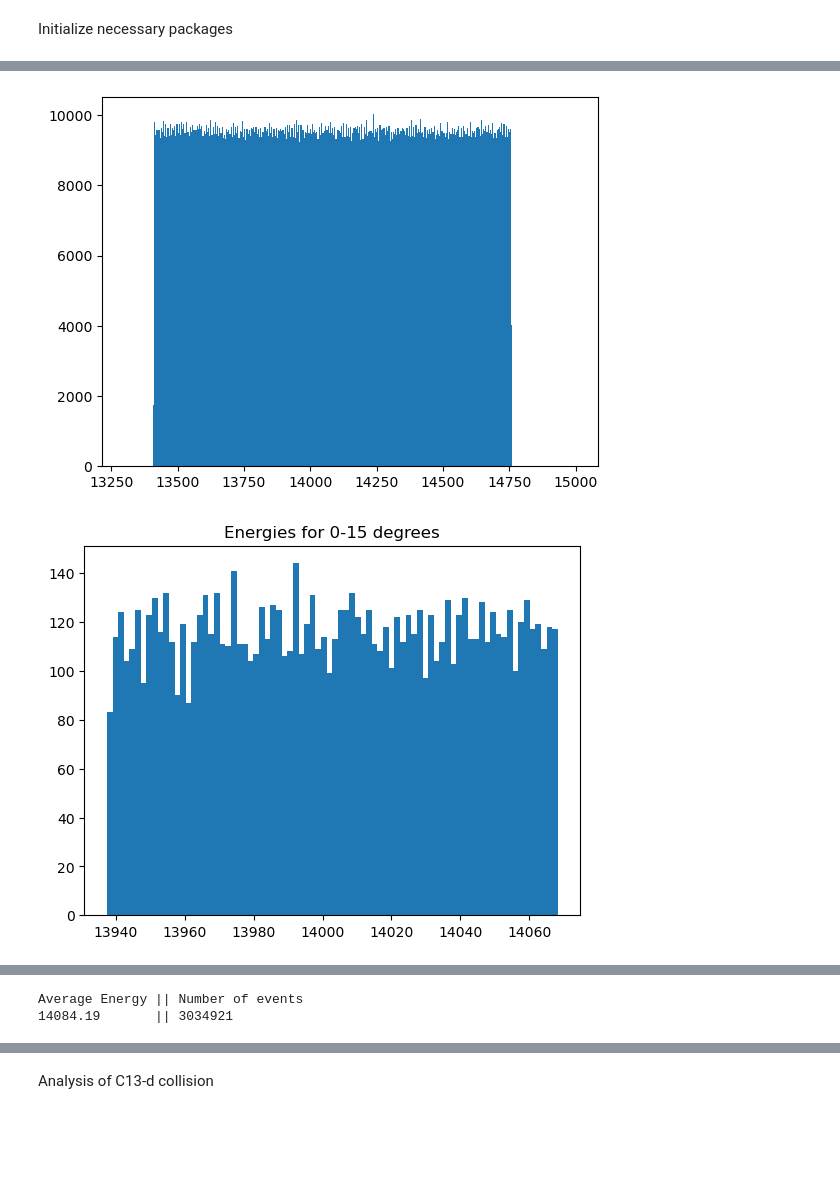
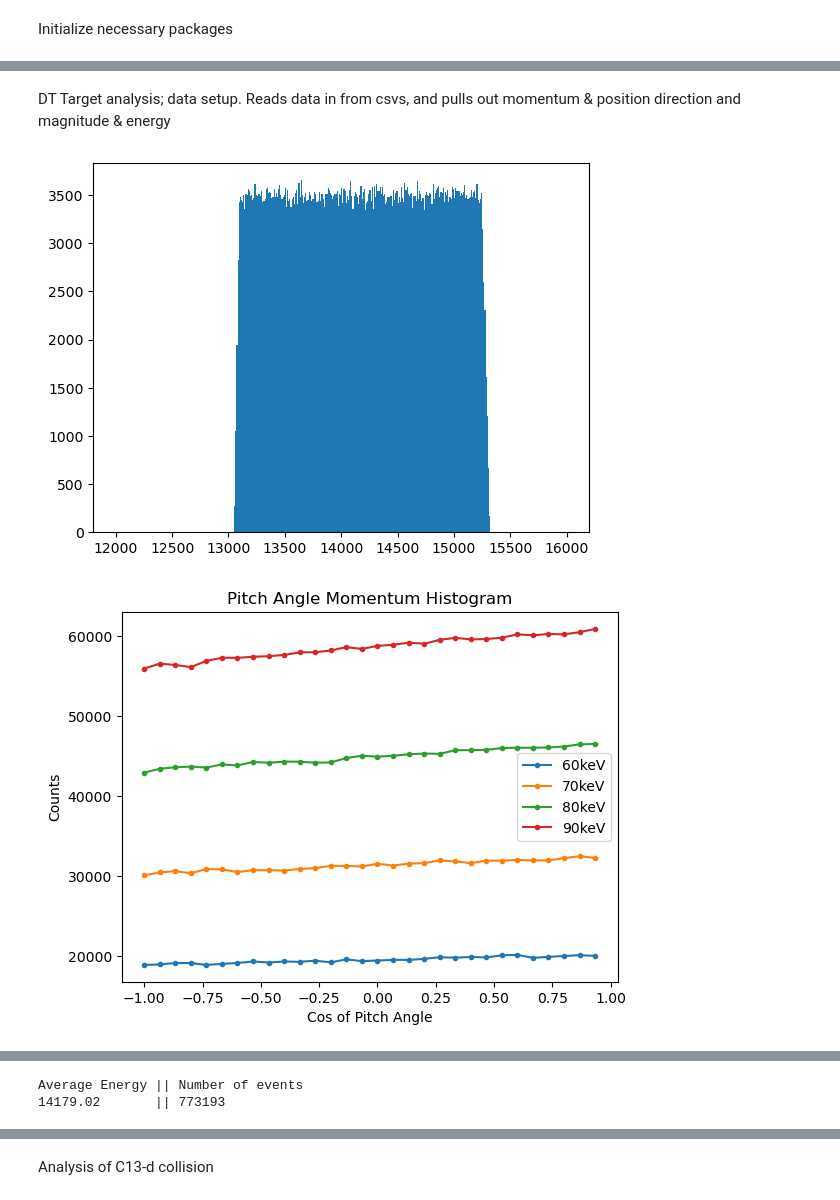
Before and after one commit to SZangi/G4AnalysisCode, a Jupyter notebook: DtTestAnalysis.ipynb, the cells around one changed output, grey strips where cells are left out. Cells and saved outputs as stored; diff of their text form; code cells hidden in the pictures; blank space fills up the shorter version.

Commit message:
comparison to lit, and range of energies calcs

```diff
--- a/DtTestAnalysis.ipynb
+++ b/DtTestAnalysis.ipynb
@@ -12,48 +11,91 @@ DT Target analysis
+# %% [markdown]
+DT Target analysis; data setup. Reads data in from csvs, and pulls out momentum & position direction and magnitude & energy
 # %%
 
-df_DT_Test = pd.read_csv("Loong1213_DT.csv", delimiter=";", names = ["Energy","Momentum","Position","ParticleID"])
+df_DT_Test = pd.read_csv("DT_1e9_280keV_1219.csv", delimiter=";", names = ["Energy","Position","Momentum","ParticleID"])
+df_60_keV_Test = pd.read_csv("DT_1e9_60keV_1222.csv", delimiter=";", names = ["Energy","Position","Momentum","ParticleID"])
+energy_60keV_data = df_60_keV_Test['Energy']
+momentum_60keV_data = df_60_keV_Test['Momentum']
+momentum_cos_60keV_data = np.cos(momentum_60keV_data)
+df_70_keV_Test = pd.read_csv("DT_1e9_70keV_1222.csv", delimiter=";", names = ["Energy","Position","Momentum","ParticleID"])
+energy_70keV_data = df_70_keV_Test['Energy']
+momentum_70keV_data = df_70_keV_Test['Momentum']
+momentum_cos_70keV_data = np.cos(momentum_70keV_data)
+df_80_keV_Test = pd.read_csv("DT_1e9_80keV_1222.csv", delimiter=";", names = ["Energy","Position","Momentum","ParticleID"])
+energy_80keV_data = df_80_keV_Test['Energy']
+momentum_80keV_data = df_80_keV_Test['Momentum']
+momentum_cos_80keV_data = np.cos(momentum_80keV_data)
+df_90_keV_Test = pd.read_csv("DT_1e9_90keV_1222.csv", delimiter=";", names = ["Energy","Position","Momentum","ParticleID"])
+energy_90keV_data = df_90_keV_Test['Energy']
+momentum_90keV_data = df_90_keV_Test['Momentum']
+momentum_cos_90keV_data = np.cos(momentum_90keV_data)
 energy_data = df_DT_Test ['Energy'] # grabs energy and tof data from compy csv output
 momentum_data = df_DT_Test ['Momentum']
-momentum_data = momentum_data.apply(ast.literal_eval)
-momentum_x = momentum_data.apply(lambda x: x[0])
-momentum_y = momentum_data.apply(lambda x: x[1])
-momentum_z = momentum_data.apply(lambda x: x[2])
-momentum_theta = np.arctan(momentum_y/momentum_x)
+
+p_cos = [momentum_cos_60keV_data,momentum_cos_70keV_data,momentum_cos_80keV_data,momentum_cos_90keV_data]
+nrg_l = [energy_60keV_data, energy_70keV_data, energy_80keV_data, energy_90keV_data]
+#momentum_data = momentum_data.apply(ast.literal_eval)
+#momentum_x = momentum_data.apply(lambda x: x[0])
+#momentum_y = momentum_data.apply(lambda x: x[1])
+#momentum_z = momentum_data.apply(lambda x: x[2])
+#momentum_theta = np.arctan(momentum_y/momentum_x)
 #print(momentum_theta[30])
-for i in range(len(momentum_x)):
-    if momentum_x[i]<0:
-        momentum_theta[i] = momentum_theta[i] + np.pi
+#for i in range(len(momentum_x)):
+#    if momentum_x[i]<0:
+#        momentum_theta[i] = momentum_theta[i] + np.pi
+momentum_cos = np.cos(momentum_data)
 position_data = df_DT_Test ['Position']
 position_data = position_data.apply(ast.literal_eval)
 position_x = position_data.apply(lambda x: x[0])
 position_y = position_data.apply(lambda x: x[1])
 position_z = position_data.apply(lambda x: x[2])
 position_theta = np.arctan(position_y/position_x)
 for i in range(len(position_x)):
     if position_x[i]<0:
         position_theta[i] = position_theta[i] + np.pi
+position_r = np.sqrt(np.square(position_x)+np.square(position_y))
+position_phi = np.arctan(position_z/position_r)
+for i in range(len(position_phi)):
+    if position_z[i] <0:
+        position_phi[i] += np.pi
 bin_number = 30
-p_hist, p_edges = np.histogram(momentum_theta,bins=bin_number)
+p_hist, p_edges = np.histogram(momentum_cos,bins=bin_number)
 p_bins = p_edges[0:bin_number]
+p_hist = p_hist[0:bin_number]
 pos_hist, pos_edges = np.histogram(position_theta,bins=bin_number)
 pos_bins = pos_edges[0:bin_number]
-
+p_cos_hist_l = []
+p_cos_edge_l = []
+for cos in p_cos:
+    cos_hist,cos_edges = np.histogram(cos,bins=bin_number)
+    p_cos_hist_l.append(cos_hist)
+    p_cos_edge_l.append(cos_edges[0:bin_number])
 #introduce energy chunking by theta
 
 plt.figure()
-plt.hist(energy_data,bins=400,range=(13300,15000))
-fig, ax = plt.subplots(subplot_kw={'projection': 'polar'})
-ax.plot(p_bins,p_hist)
-ax.set_title("XY Momentum Histogram")
+plt.hist(energy_data,bins=400,range=(12000,16000))
+#fig, ax = plt.subplots(subplot_kw={'projection': 'polar'})
+fig,ax = plt.subplots()
+bin_diameter = np.sin(p_bins)*np.pi*2
+p_hist_SA = p_hist/bin_diameter
+p_hist_norm = p_hist/p_hist.max()
+
+energies = [60,70,80,90]
+for plot,edges,energy in zip(p_cos_hist_l,p_cos_edge_l,energies):
+    ax.plot(edges,plot, label = str(energy)+'keV', marker = '.')
+ax.set_title("Pitch Angle Momentum Histogram")
+ax.set_xlabel("Cos of Pitch Angle")
+ax.set_ylabel("Counts")
+ax.legend()
 fig, ax = plt.subplots(subplot_kw={'projection': 'polar'})
 ax.plot(pos_bins,pos_hist)
 ax.set_title("XY Position Histogram")
 plt.show()
 print("Average Energy || Number of events")
 print(round(np.mean(energy_data),2),"      ||", len(energy_data))
 #print(momentum_x)
 #hist, edges = np.histogram(energy_data, bins = bin_number)
 #bins = edges[0:bin_number]
 # %% [output]
-[figure, old version]
+[figure, new version]
-[figure, old version]
+[figure, new version]
@@ -62,2 +103,2 @@ print(round(np.mean(energy_data),2),"      ||", len(energy_data))
 Average Energy || Number of events
-14084.19       || 3034921
+14179.02       || 773193
```
Also changed, not shown: parts of 16 cells of this notebook, 2 other files.
